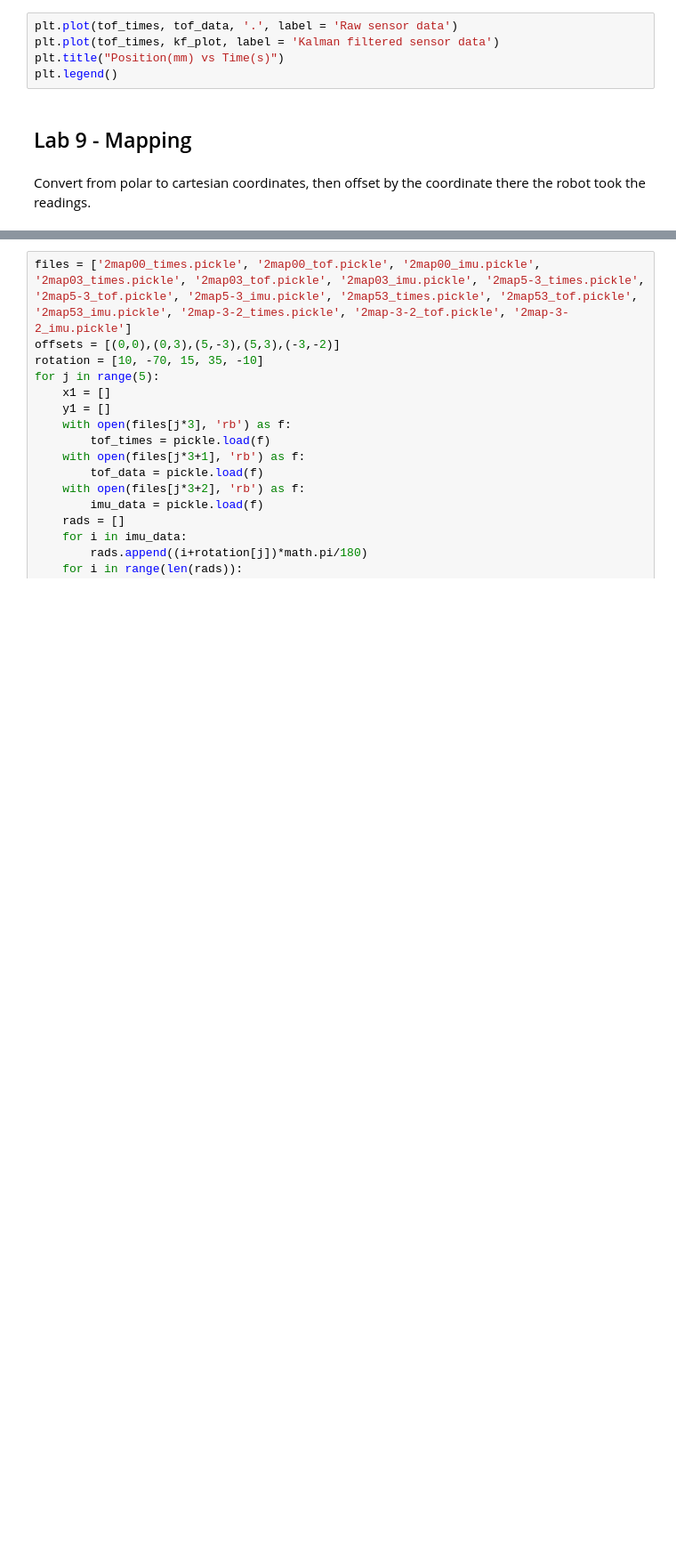
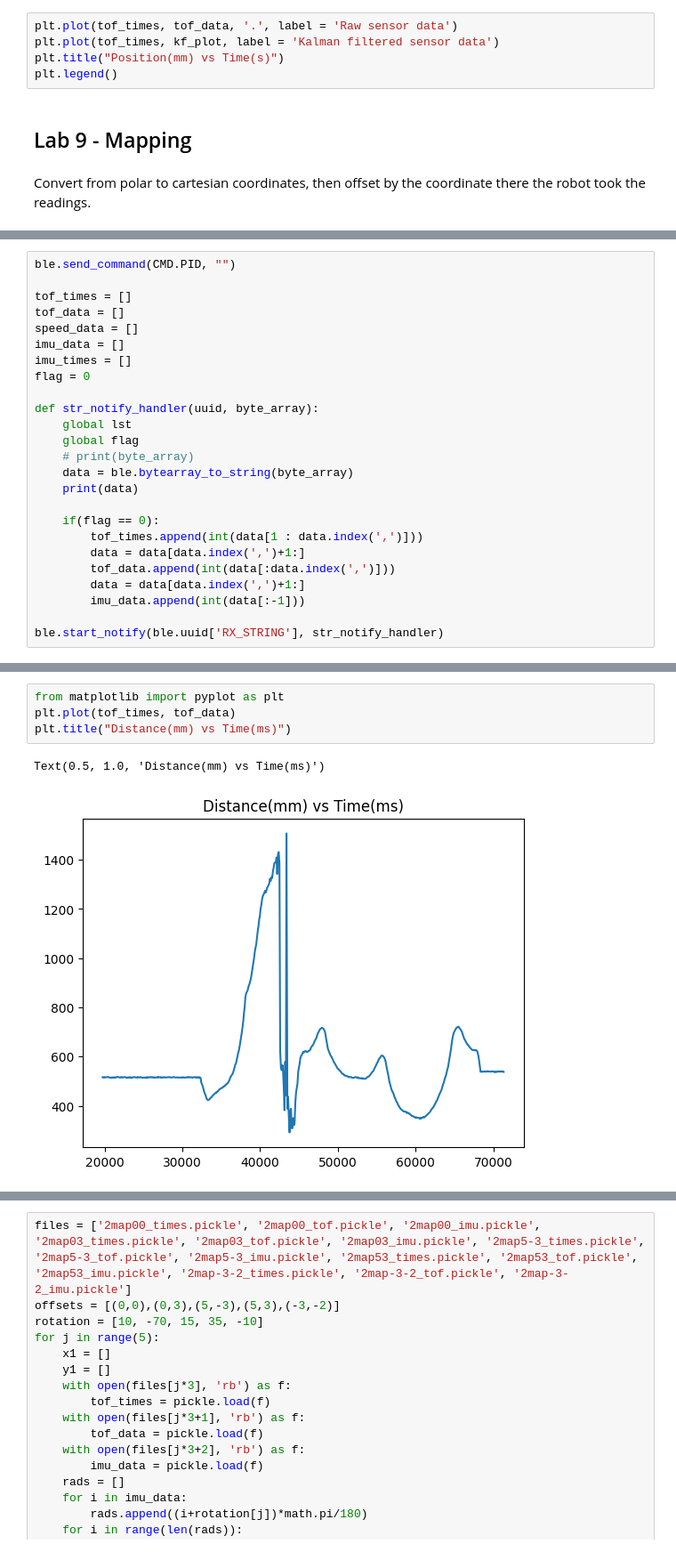
Before and after one commit to tiffanyguo8/ECE4160-code, a Jupyter notebook: ble_robot-1.1/ble_python/demo.ipynb, the cells around one changed output, grey strips where cells are left out. Shown: that part at 89% size. Cells and saved outputs as stored; diff of their text form; blank space fills up the shorter version.

```diff
--- a/ble_robot-1.1/ble_python/demo.ipynb
+++ b/ble_robot-1.1/ble_python/demo.ipynb
@@ -857,0 +799,25 @@ with open('map00_tof.pickle', 'rb') as f:
+# %%
+ble.send_command(CMD.PID, "")
+
+tof_times = []
+tof_data = []
+speed_data = []
+imu_data = []
+imu_times = []
+flag = 0
+
+def str_notify_handler(uuid, byte_array):
+    global lst
+    global flag
+    # print(byte_array)
+    data = ble.bytearray_to_string(byte_array)
+    print(data)
+
+    if(flag == 0):
+        tof_times.append(int(data[1 : data.index(',')]))
+        data = data[data.index(',')+1:]
+        tof_data.append(int(data[:data.index(',')]))
+        data = data[data.index(',')+1:]
+        imu_data.append(int(data[:-1]))
+
+ble.start_notify(ble.uuid['RX_STRING'], str_notify_handler)
@@ -858 +831,8 @@ with open('map00_tof.pickle', 'rb') as f:
+# %%
+from matplotlib import pyplot as plt
+plt.plot(tof_times, tof_data)
+plt.title("Distance(mm) vs Time(ms)")
+# %% [output]
+Text(0.5, 1.0, 'Distance(mm) vs Time(ms)')
+[figure, added]
 # %%
```
Also changed, not shown: parts of 32 cells of this notebook, 19 other files.
